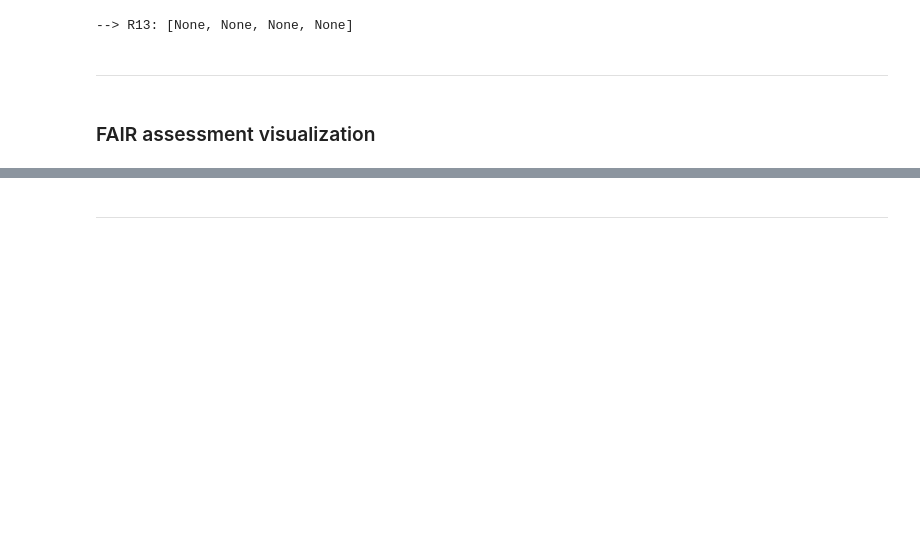
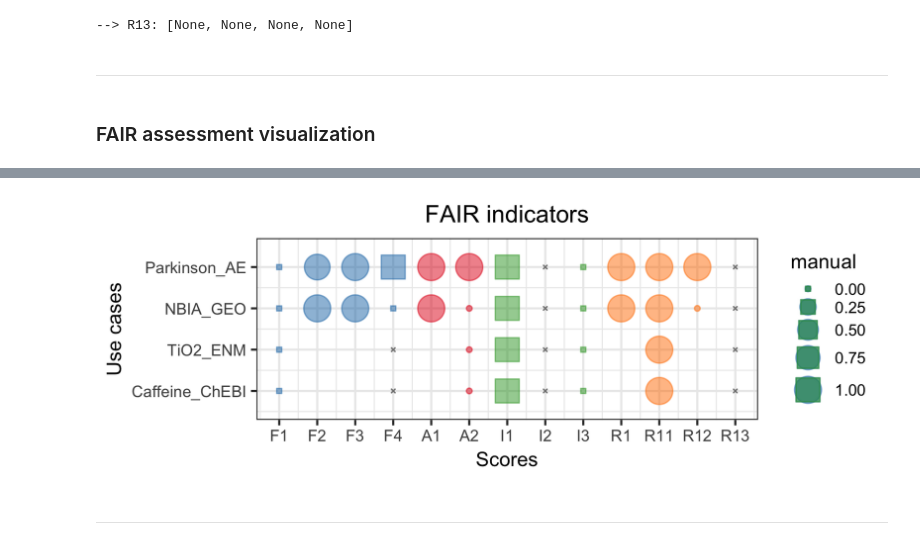
Before and after one commit to sbonaretti/FAIR_metrics, a Jupyter notebook: code/FAIR_assessment.ipynb, the cells around one changed output, grey strips where cells are left out. Saved outputs shown, nothing was run; the diff lists cells and outputs as text; code cells hidden in the pictures; blank space fills up the shorter version.

```diff
--- a/code/FAIR_assessment.ipynb
+++ b/code/FAIR_assessment.ipynb
@@ -961,0 +856,18 @@ ChEBI
+# %%
+for case_id in range (0, len(repository_name)):
+
+    print ("- " + repository_name[case_id])
+
+    # find the policy and its url
+    output_name, index_name = find_list_in_list(re3data_metadata_list[case_id][0], ["datalicensename"])
+    output_url , index_url  = find_list_in_list(re3data_metadata_list[case_id][0], ["datalicenseurl"])
+    for i in range(0, len(index_name)):
+        print ("    License name: " + re3data_metadata_list[case_id][1][index_name[i]])
+        print ("    License url : " + re3data_metadata_list[case_id][1][index_url[i]])
+
+    if output_url != []:
+        R11.append(1)
+    else:
+        R11.append(0)
+
+print ("--> R11: " + str(R11))
@@ -1144,3 +1028,77 @@ pl
+# %%
+%%R -i df -w 5.5 -h 2 --units in -r 300 #-i df
+
+library(ggplot2)
+
+shape_4_size = 0.5
+title_text_size <- 12
+axis_text_size  <- 10
+tick_text_size  <- 8
+
+
+# variables
+metric_names <- c("F1", "F2", "F3", "F4", "A1", "A2", "I1", "I2", "I3", "R1", "R11", "R12", "R13" )
+point_color  <- c("F",  "F",  "F",  "F",  "A",  "A",  "I",  "I",  "I",  "R",  "R",   "R",   "R"  )
+case_names   <- c("Caffeine_ChEBI", "TiO2_ENM", "NBIA_GEO", "Parkinson_AE")
+
+x_valuesF1  <- rep(1, 4) # [1,1,1,1]
+x_valuesF2  <- rep(2, 4)
+x_valuesF3  <- rep(3, 4)
+x_valuesF4  <- rep(4, 4)
+x_valuesA1  <- rep(5, 4)
+x_valuesA2  <- rep(6, 4)
+x_valuesI1  <- rep(7, 4)
+x_valuesI2  <- rep(8, 4)
+x_valuesI3  <- rep(9, 4)
+x_valuesR1  <- rep(10,4)
+x_valuesR11 <- rep(11,4)
+x_valuesR12 <- rep(12,4)
+x_valuesR13 <- rep(13,4)
+y_values    <- seq(1, 4)
+
+# plot
+pl <- ggplot        (data=df, aes(x=x_valuesF1, y=y_values, size=F1))+      # F1
+        geom_point(color="#1f78b4", fill="#1f78b4", alpha=0.5, shape=22) +  # F1
+        geom_point(data=df, aes(x=x_valuesF2, y=y_values, size=F2), color="#1f78b4", fill="#1f78b4", alpha=0.5, shape=21)+ # F2
+        geom_point(data=df, aes(x=x_valuesF3, y=y_values, size=F3), color="#1f78b4", fill="#1f78b4", alpha=0.5, shape=21, show.legend = FALSE)+ # F3
+        geom_point(data=df, aes(x=x_valuesF4, y=y_values, size=F4), color="#1f78b4", fill="#1f78b4", alpha=0.5, shape=22, show.legend = FALSE)+ # F4
+        geom_point(data=df, aes(x=x_valuesA1, y=y_values, size=A1), color="#e31a1c", fill="#e31a1c", alpha=0.5, shape=21, show.legend = FALSE)+ # A1
+        geom_point(data=df, aes(x=x_valuesA2, y=y_values, size=A2), color="#e31a1c", fill="#e31a1c", alpha=0.5, shape=21, show.legend = FALSE)+ # A2
+        geom_point(data=df, aes(x=x_valuesI1, y=y_values, size=I1), color="#33a02c", fill="#33a02c", alpha=0.5, shape=22)+ # I1
+        geom_point(data=df, aes(x=x_valuesI2, y=y_values), size=shape_4_size, color="#808080", shape=4, show.legend = FALSE)+ # I2
+        geom_point(data=df, aes(x=x_valuesI3, y=y_values, size=I3), color="#33a02c", fill="#33a02c", alpha=0.5, shape=22, show.legend = FALSE)+ # I3
+        geom_point(data=df, aes(x=x_valuesR1, y=y_values, size=R1), color="#ff7f00", fill="#ff7f00", alpha=0.5, shape=21, show.legend = FALSE)+ # R11
+        geom_point(data=df, aes(x=x_valuesR11,y=y_values, size=R11),color="#ff7f00", fill="#ff7f00", alpha=0.5, shape=21, show.legend = FALSE)+ # R11
+        geom_point(data=df, aes(x=x_valuesR12,y=y_values, size=R12),color="#ff7f00", fill="#ff7f00", alpha=0.5, shape=21, show.legend = FALSE)+ # R12
+        geom_point(data=df, aes(x=x_valuesR13,y=y_values), size=shape_4_size, color="#808080", shape=4, show.legend = FALSE)+ # R13
+        # adding None in F4
+        geom_point(aes(x=4, y=4), size=shape_4_size, color="#808080", alpha=0.5, shape=4, show.legend = FALSE) +
+        geom_point(aes(x=4, y=3), size=shape_4_size, color="#808080", alpha=0.5, shape=4, show.legend = FALSE) +
+        # background
+        theme_bw() +
+        # axis ticks
+        scale_x_continuous(limits=c(1, 13),   breaks=seq(1,13,1), labels=metric_names) +
+        scale_y_reverse(limits=c(4.5,0.5), breaks=seq(4,1,-1), labels=case_names) + #,  labels=rev(colnames(df)))
+        theme(axis.text.x = element_text(size = tick_text_size)) +
+        theme(axis.text.y = element_text(size = tick_text_size)) +
+        # axis text
+        xlab ("Scores") +
+        ylab ("Use cases") +
+        theme(text = element_text( size = axis_text_size )) +
+        # title
+        ggtitle("FAIR indicators") +
+        theme(plot.title = element_text(size = title_text_size, hjust = 0.5)) +
+        # legend - colors
+        theme(legend.text = element_text(size=tick_text_size),
+              legend.key.size = unit(0.2, "cm")) +
+        labs(size="manual")    # no legend title
+        #theme (legend.spacing.y = unit(0.05, "cm")) # reduce vertical space between legends
+
+
+# display
+pl
+# %% [output]
+[figure, added]
 # %% [markdown]
 ---
 # %% [markdown]
```
Also changed, not shown: parts of 71 cells of this notebook.
